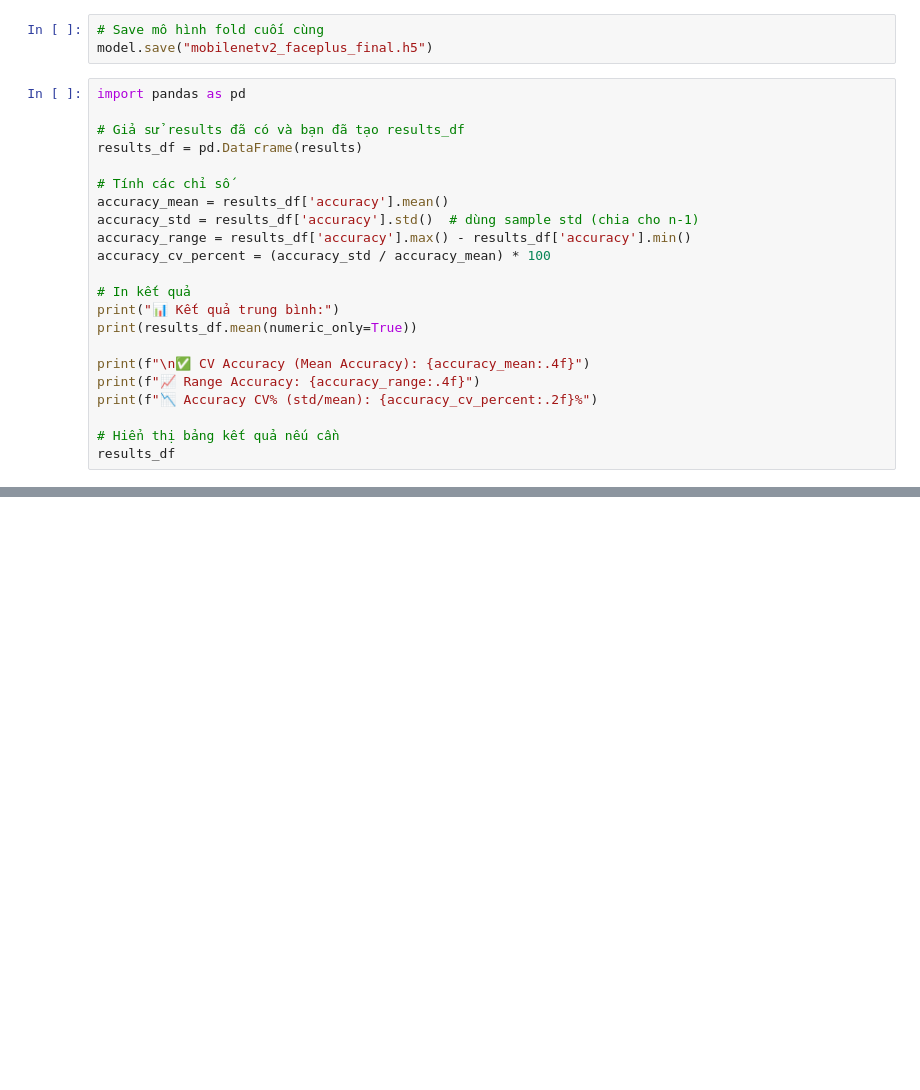
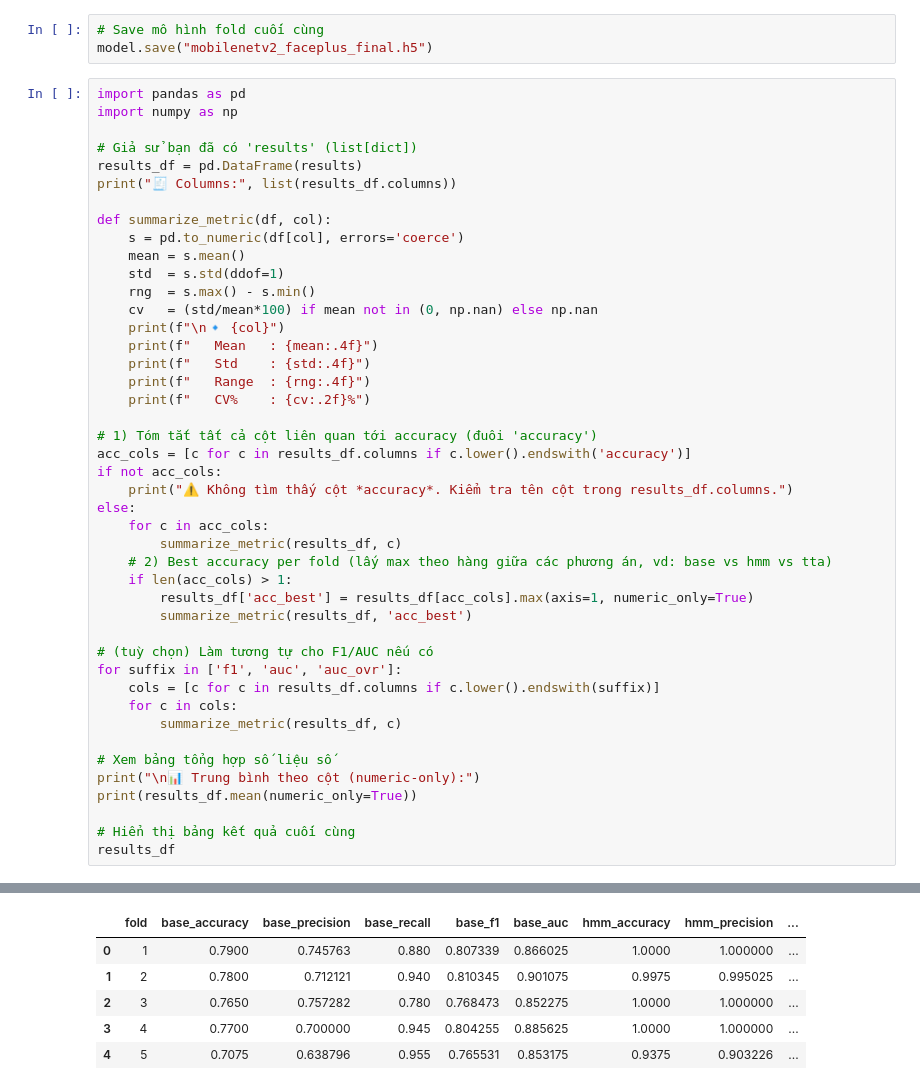
Before and after one commit to nhutminh9799/ai-deepfake-cv-project, a Jupyter notebook: Model/FF_c23/MobileNetLSTM_HMM_KAN_Model/AdamaxSGD/CodeModel.ipynb, the cells around one changed output, grey strips where cells are left out. Cells and saved outputs as stored; diff of their text form; blank space fills up the shorter version.

```diff
--- a/Model/FF_c23/MobileNetLSTM_HMM_KAN_Model/AdamaxSGD/CodeModel.ipynb
+++ b/Model/FF_c23/MobileNetLSTM_HMM_KAN_Model/AdamaxSGD/CodeModel.ipynb
@@ -411,23 +884,46 @@ for i, hist in enumerate(all_histories, 1):
 model.save("mobilenetv2_faceplus_final.h5")
 # %%
 import pandas as pd
+import numpy as np
 
-# Giả sử results đã có và bạn đã tạo results_df
+# Giả sử bạn đã có 'results' (list[dict])
 results_df = pd.DataFrame(results)
+print("🧾 Columns:", list(results_df.columns))
 
-# Tính các chỉ số
-accuracy_mean = results_df['accuracy'].mean()
-accuracy_std = results_df['accuracy'].std()  # dùng sample std (chia cho n-1)
-accuracy_range = results_df['accuracy'].max() - results_df['accuracy'].min()
-accuracy_cv_percent = (accuracy_std / accuracy_mean) * 100
+def summarize_metric(df, col):
+    s = pd.to_numeric(df[col], errors='coerce')
+    mean = s.mean()
+    std  = s.std(ddof=1)
+    rng  = s.max() - s.min()
+    cv   = (std/mean*100) if mean not in (0, np.nan) else np.nan
+    print(f"\n🔹 {col}")
+    print(f"   Mean   : {mean:.4f}")
+    print(f"   Std    : {std:.4f}")
+    print(f"   Range  : {rng:.4f}")
+    print(f"   CV%    : {cv:.2f}%")
 
-# In kết quả
-print("📊 Kết quả trung bình:")
+# 1) Tóm tắt tất cả cột liên quan tới accuracy (đuôi 'accuracy')
+acc_cols = [c for c in results_df.columns if c.lower().endswith('accuracy')]
+if not acc_cols:
+    print("⚠️ Không tìm thấy cột *accuracy*. Kiểm tra tên cột trong results_df.columns.")
+else:
+    for c in acc_cols:
+        summarize_metric(results_df, c)
+    # 2) Best accuracy per fold (lấy max theo hàng giữa các phương án, vd: base vs hmm vs tta)
+    if len(acc_cols) > 1:
+        results_df['acc_best'] = results_df[acc_cols].max(axis=1, numeric_only=True)
+        summarize_metric(results_df, 'acc_best')
+
+# (tuỳ chọn) Làm tương tự cho F1/AUC nếu có
+for suffix in ['f1', 'auc', 'auc_ovr']:
+    cols = [c for c in results_df.columns if c.lower().endswith(suffix)]
+    for c in cols:
+        summarize_metric(results_df, c)
+
+# Xem bảng tổng hợp số liệu số
+print("\n📊 Trung bình theo cột (numeric-only):")
 print(results_df.mean(numeric_only=True))
 
-print(f"\n✅ CV Accuracy (Mean Accuracy): {accuracy_mean:.4f}")
-print(f"📈 Range Accuracy: {accuracy_range:.4f}")
-print(f"📉 Accuracy CV% (std/mean): {accuracy_cv_percent:.2f}%")
-
-# Hiển thị bảng kết quả nếu cần
+# Hiển thị bảng kết quả cuối cùng
 results_df
+# %% [output]
@@ -433,0 +947,6 @@ results_df
+|  | fold | base_accuracy | base_precision | base_recall | base_f1 | base_auc | hmm_accuracy | hmm_precision | ... |
+| 0 | 1 | 0.7900 | 0.745763 | 0.880 | 0.807339 | 0.866025 | 1.0000 | 1.000000 | ... |
+| 1 | 2 | 0.7800 | 0.712121 | 0.940 | 0.810345 | 0.901075 | 0.9975 | 0.995025 | ... |
+| 2 | 3 | 0.7650 | 0.757282 | 0.780 | 0.768473 | 0.852275 | 1.0000 | 1.000000 | ... |
+| 3 | 4 | 0.7700 | 0.700000 | 0.945 | 0.804255 | 0.885625 | 1.0000 | 1.000000 | ... |
+| 4 | 5 | 0.7075 | 0.638796 | 0.955 | 0.765531 | 0.853175 | 0.9375 | 0.903226 | ... |
```
Also changed, not shown: parts of 5 cells of this notebook.
